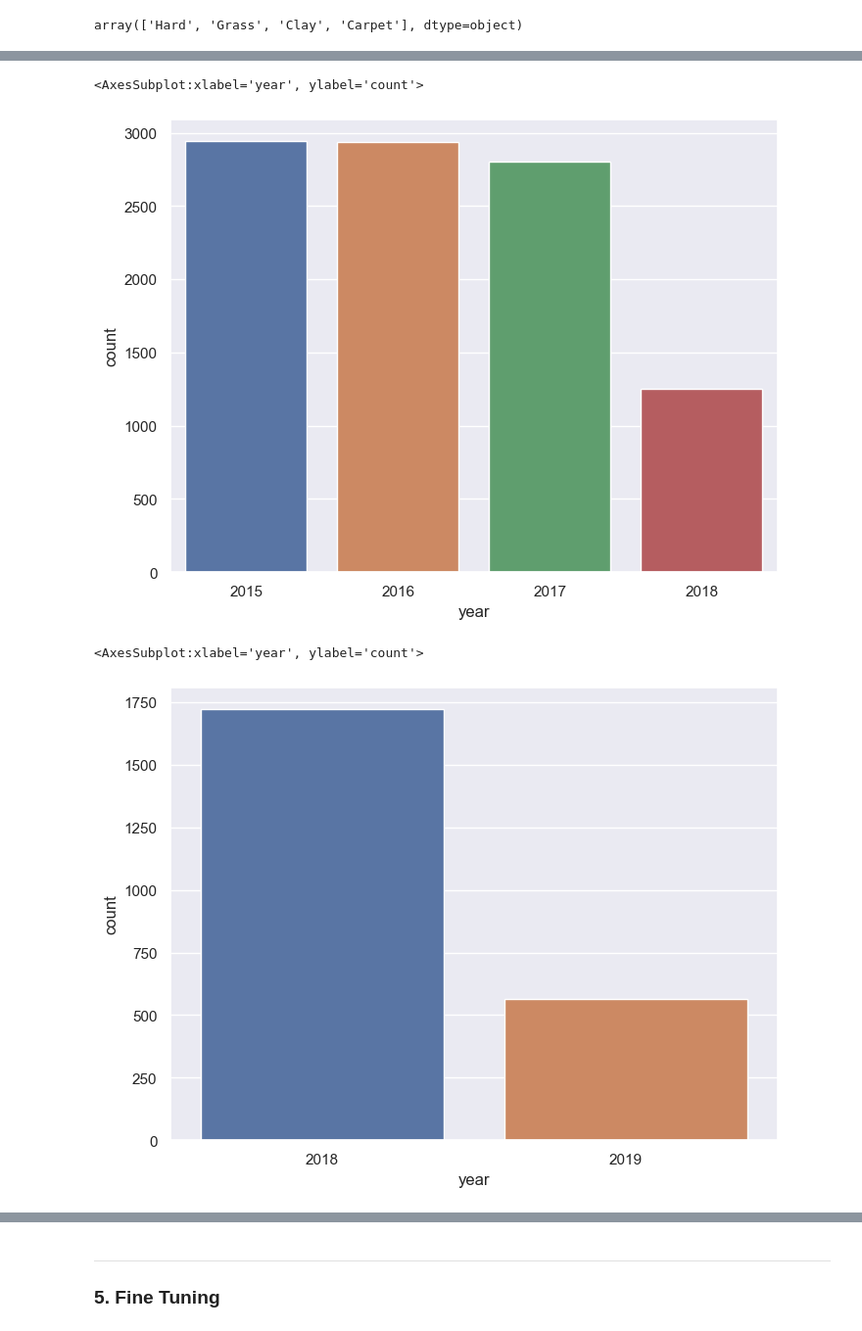
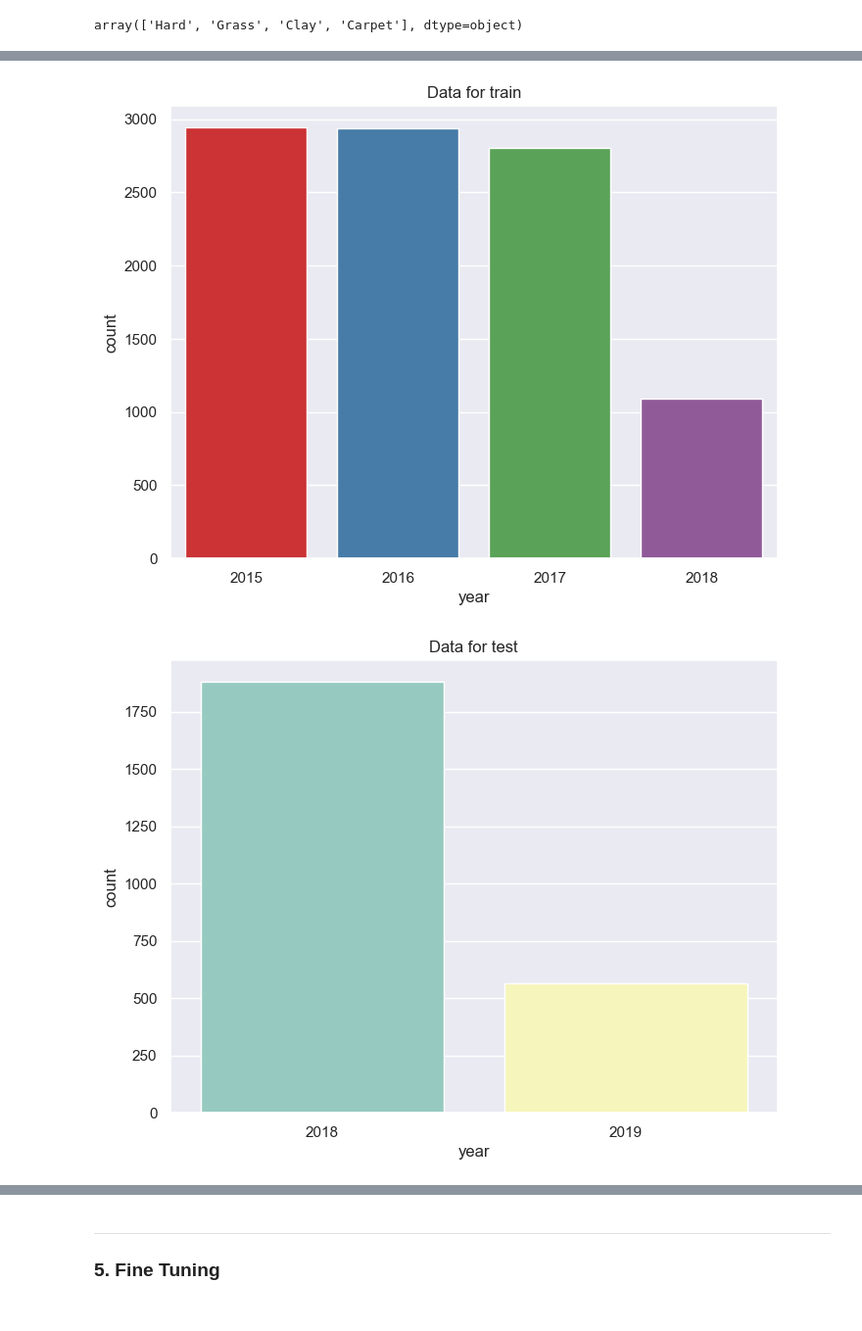
Before and after one commit to siwaar/Tennis_prediction, a Jupyter notebook: ABBES_Siwar_LBC_UseCase.ipynb, the cells around one changed output, grey strips where cells are left out. Shown at 98% size. Drawn from its saved outputs; the diff is of its cells as text; code cells hidden in the pictures.

```diff
--- a/ABBES_Siwar_LBC_UseCase.ipynb
+++ b/ABBES_Siwar_LBC_UseCase.ipynb
@@ -548,10 +534,0 @@ params.update({
-# %%
-# Preprocess data
-## Let's now count the number and the percentage of None values in our data set
-## drop redundant and features that are not known before the match
-preprocessing = PreProcessing(preprocessed_data, params['features_to_drop'],  \
-    params['features_to_fill_by_median'], params['features_to_remove_nan_values'])
-preprocessing.preprocess()
-print(f'\nData shape after cleaning and preprocessing : {preprocessing.data.shape}')
-preprocessed_data = preprocessing.data
-print(f"\nremained features : {list(preprocessed_data.columns)}")
@@ -576,6 +543,6 @@ array(['Hard', 'Grass', 'Clay', 'Carpet'], dtype=object)
 # %%
-def train_test_split_per_time(data: pd.DataFrame) -> tuple[pd.DataFrame, pd.DataFrame, pd.Series,pd.Series]:
-    """Apply feature engineering and split data for training and test
+def train_test_split_per_time(data: pd.DataFrame) -> tuple[pd.DataFrame, pd.DataFrame, pd.Series, pd.Series]:
+    """ Split data for training and test
 
     Args:
         data (pd.DataFrame): preprocessed data
@@ -585,19 +552,18 @@ def train_test_split_per_time(data: pd.DataFrame) -> tuple[pd.DataFrame, pd.Data
 
     print(f'''\n{'-'*20} Feature Engineering  {'-'*20}''')
     print(f'\nSplit Data into train and test data :')
-    data['tourney_date'] = pd.to_datetime(data['tourney_date'], format="%Y%m%d")
-    train_df = data[data['tourney_date'] < '2018-05-01']
-    test_df = data[data['tourney_date'] >= '2018-05-01']
+    # sort by date before split
+    data = data.sort_values('tourney_date')
+    X = data.drop(columns=['p1_won'])
+    y = data["p1_won"]
+    # We have to not shuffle data to keep date sort
+    X_train, X_test, y_train, y_test = train_test_split(X, y, test_size=0.2, shuffle=False)
 
-    print(f'Data Train shape : {train_df.shape}, from {min(train_df["tourney_date"])} to {max(train_df["tourney_date"])}')
-    print(f'Data Test shape : {test_df.shape}, from {min(test_df["tourney_date"])} to {max(test_df["tourney_date"])}')
+    print(f'\nData Train shape : {X_train.shape}, from {min(X_train["tourney_date"])} to {max(X_train["tourney_date"])}')
+    print(f'\nData Test shape : {X_test.shape}, from {min(X_test["tourney_date"])} to {max(X_test["tourney_date"])}')
 
-
-    X_train = train_df.drop(columns=['p1_won', 'tourney_date'])
-    X_test = test_df.drop(columns=['p1_won', 'tourney_date'])
-    y_train = train_df["p1_won"]
-    y_test = test_df["p1_won"]
-
+    X_train.drop(columns=['tourney_date'], inplace=True)
+    X_test.drop(columns=['tourney_date'], inplace=True)
     # reset_index
     X_train.reset_index(inplace=True, drop=True)
     y_train.reset_index(inplace=True, drop=True)
@@ -623,10 +585,12 @@ params.update({
 # %%
-sns.countplot(X_train['year'])
+ax = sns.countplot(X_train['year'], palette= sns.color_palette('Set1'))
+ax.set_title("Data for train")
+plt.show()
 # %% [output]
-<AxesSubplot:xlabel='year', ylabel='count'>
-[figure, old version]
+[figure, new version]
 # %%
-sns.countplot(X_test['year'])
+ax = sns.countplot(X_test['year'], palette = sns.color_palette('Set3'))
+ax.set_title("Data for test")
+plt.show()
 # %% [output]
-<AxesSubplot:xlabel='year', ylabel='count'>
-[figure, old version]
+[figure, new version]
```
Also changed, not shown: parts of 84 cells of this notebook, 10 other files.
